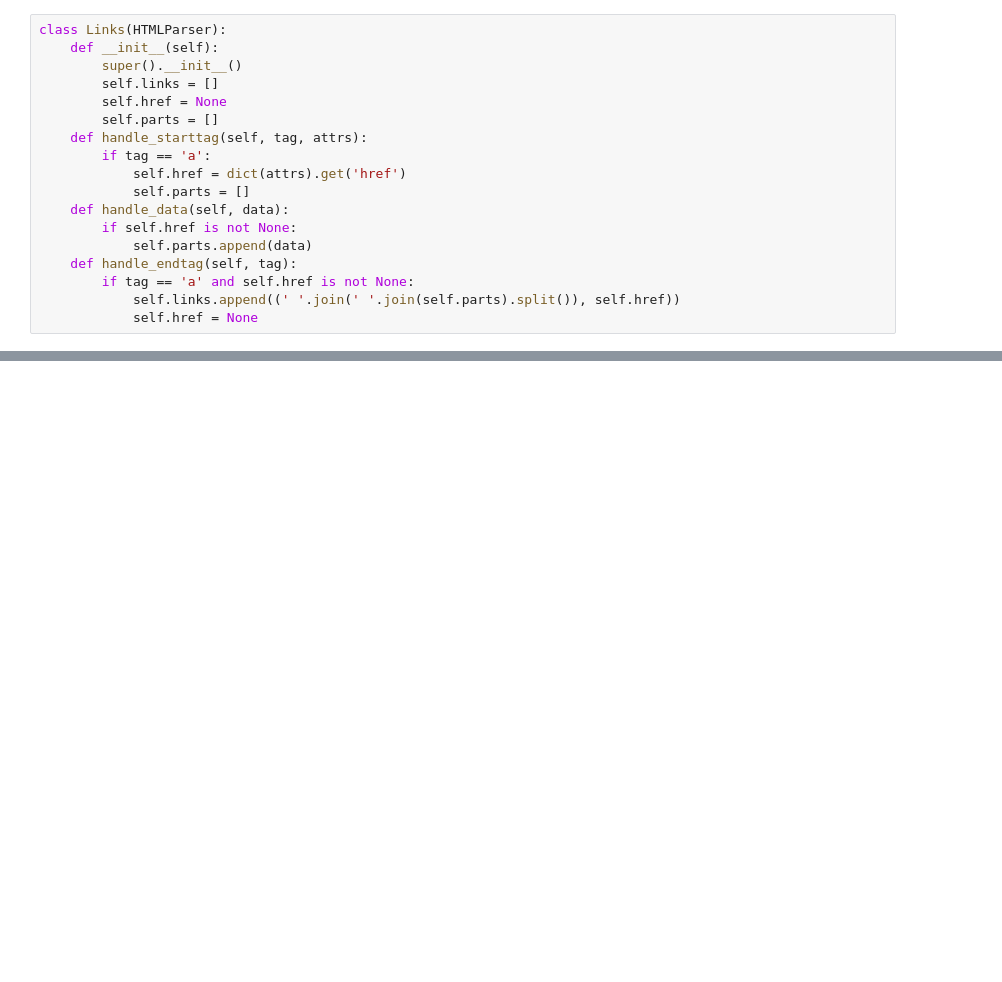
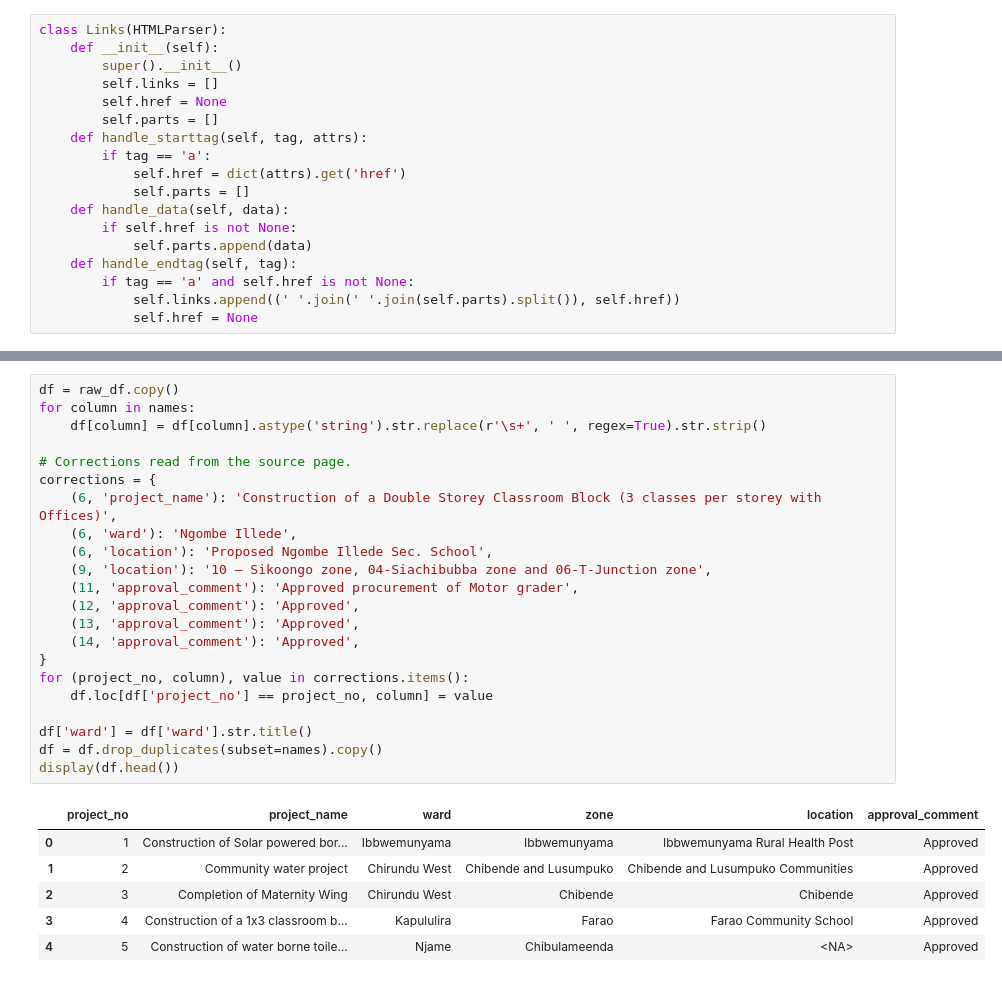
Before and after one commit to Arthur-Chipeta/chirundu-town-council-cdf-financial-dataset, a Jupyter notebook: notebooks/chirundu_cdf_project.ipynb, the cells around one changed output, grey strips where cells are left out. Cells and saved outputs as stored; diff of their text form; blank space fills up the shorter version.

```diff
--- a/notebooks/chirundu_cdf_project.ipynb
+++ b/notebooks/chirundu_cdf_project.ipynb
@@ -114,0 +234,29 @@ display(var_inventory_df.loc[var_inventory_df['inventory_id'].isin(var_selected_
+# %%
+df = raw_df.copy()
+for column in names:
+    df[column] = df[column].astype('string').str.replace(r'\s+', ' ', regex=True).str.strip()
+
+# Corrections read from the source page.
+corrections = {
+    (6, 'project_name'): 'Construction of a Double Storey Classroom Block (3 classes per storey with Offices)',
+    (6, 'ward'): 'Ngombe Illede',
+    (6, 'location'): 'Proposed Ngombe Illede Sec. School',
+    (9, 'location'): '10 – Sikoongo zone, 04-Siachibubba zone and 06-T-Junction zone',
+    (11, 'approval_comment'): 'Approved procurement of Motor grader',
+    (12, 'approval_comment'): 'Approved',
+    (13, 'approval_comment'): 'Approved',
+    (14, 'approval_comment'): 'Approved',
+}
+for (project_no, column), value in corrections.items():
+    df.loc[df['project_no'] == project_no, column] = value
+
+df['ward'] = df['ward'].str.title()
+df = df.drop_duplicates(subset=names).copy()
+display(df.head())
+# %% [output]
+|  | project_no | project_name | ward | zone | location | approval_comment |
+| 0 | 1 | Construction of Solar powered bor... | Ibbwemunyama | Ibbwemunyama | Ibbwemunyama Rural Health Post | Approved |
+| 1 | 2 | Community water project | Chirundu West | Chibende and Lusumpuko | Chibende and Lusumpuko Communities | Approved |
+| 2 | 3 | Completion of Maternity Wing | Chirundu West | Chibende | Chibende | Approved |
+| 3 | 4 | Construction of a 1x3 classroom b... | Kapululira | Farao | Farao Community School | Approved |
+| 4 | 5 | Construction of water borne toile... | Njame | Chibulameenda | <NA> | Approved |
```
Also changed, not shown: parts of 30 cells of this notebook, 47 other files.
